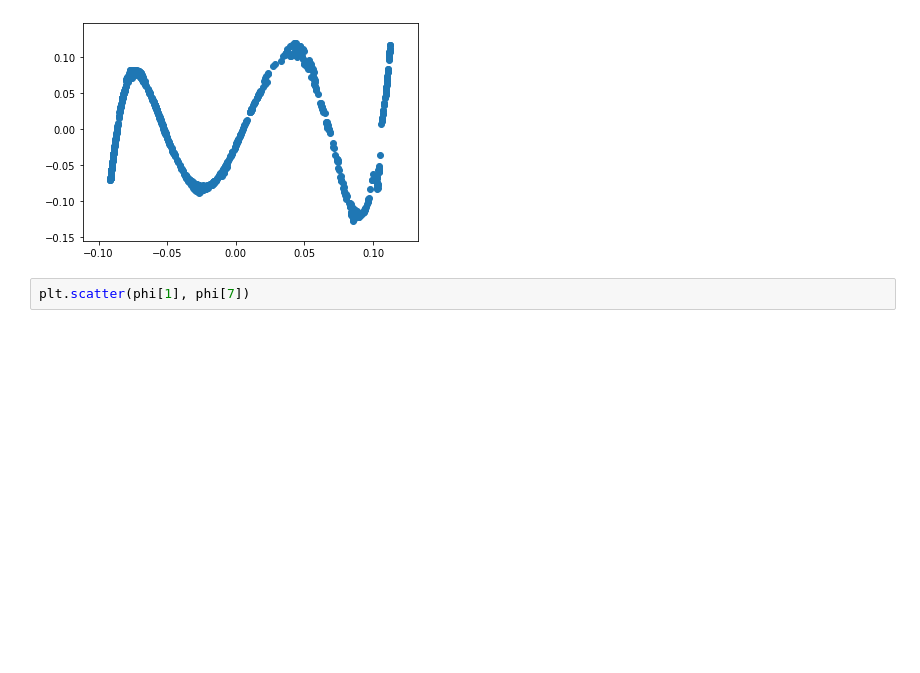
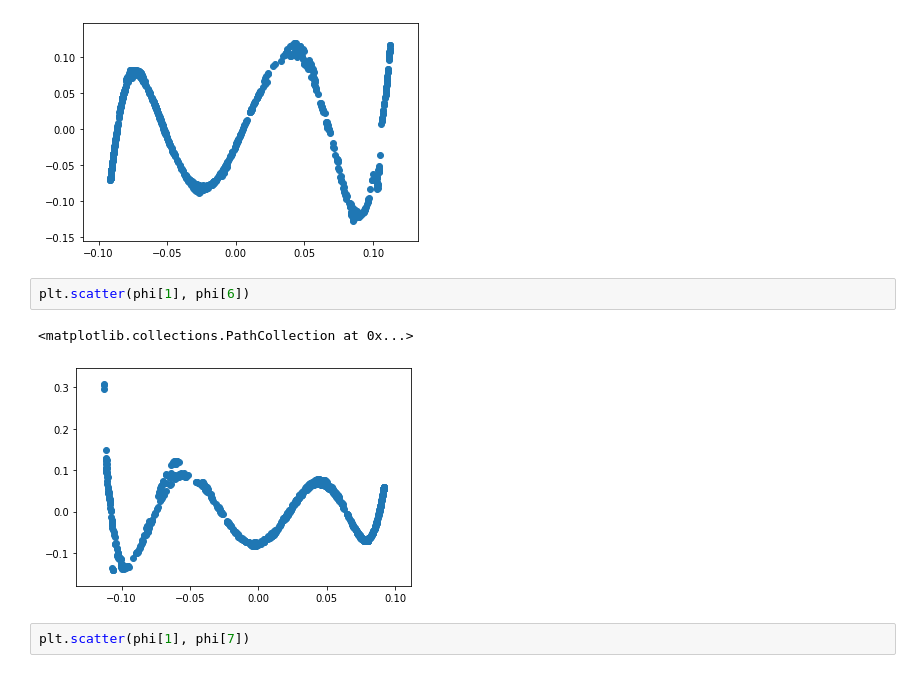
Before and after one commit to Hope-Liang/MLCrowdModeling_ex4, a Jupyter notebook: Diffusion_Maps.ipynb, the cells around one changed output. Saved outputs shown, nothing was run; the diff lists cells and outputs as text; blank space fills up the shorter version.

```diff
--- a/Diffusion_Maps.ipynb
+++ b/Diffusion_Maps.ipynb
@@ -187,6 +192,11 @@ plt.scatter(phi[1], phi[5])
 # %% [output]
 <matplotlib.collections.PathCollection at 0x...>
 [figure]
+# %%
+plt.scatter(phi[1], phi[6])
+# %% [output]
+<matplotlib.collections.PathCollection at 0x...>
+[figure, added]
 # %%
 plt.scatter(phi[1], phi[7])
 # %% [output]
```
Also changed, not shown: parts of 6 cells of this notebook.
